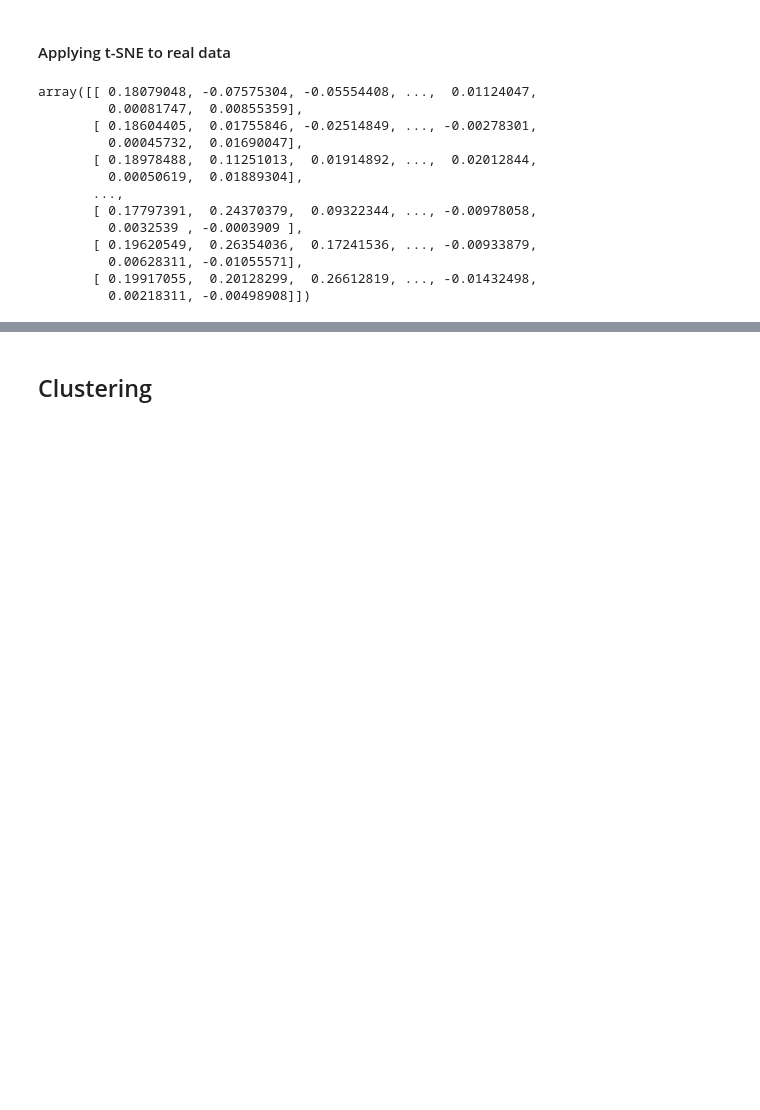
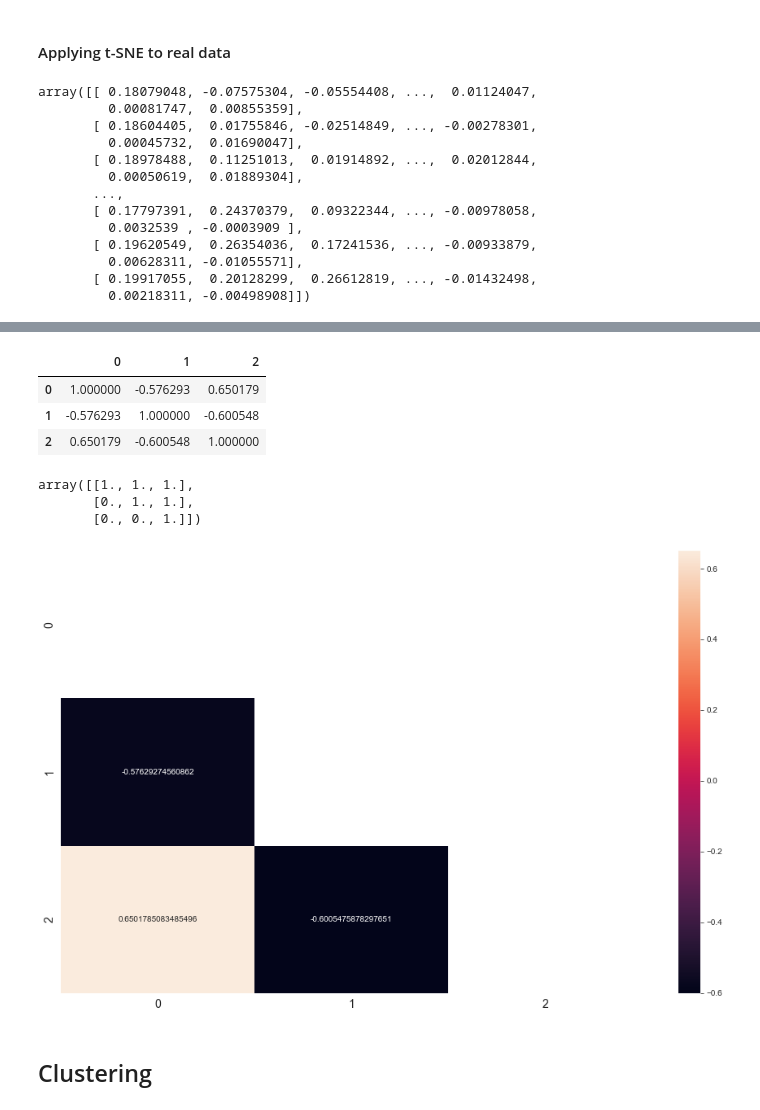
Before and after one commit to big-data-lab-umbc/multivariate-weather-data-clustering, a Jupyter notebook: Benchmark/Dimension_Reduction/Dim_Reduction_demo.ipynb, the cells around one changed output, grey strips where cells are left out. Cells and saved outputs as stored; diff of their text form; code cells hidden in the pictures; blank space fills up the shorter version.

```diff
--- a/Benchmark/Dimension_Reduction/Dim_Reduction_demo.ipynb
+++ b/Benchmark/Dimension_Reduction/Dim_Reduction_demo.ipynb
@@ -314,3 +372,30 @@ array([[-16.854103  ,   2.3202925 ,   1.8809586 ],
+# %%
+df_real_tsne = pd.DataFrame(real_tsne)
+tsne_corr_matrix = df_real_tsne.corr()
+tsne_corr_matrix
+# %% [output]
+|  | 0 | 1 | 2 |
+| 0 | 1.000000 | -0.576293 | 0.650179 |
+| 1 | -0.576293 | 1.000000 | -0.600548 |
+| 2 | 0.650179 | -0.600548 | 1.000000 |
+# %%
+mask = np.zeros_like(tsne_corr_matrix)
+triangle = np.triu_indices_from(mask)
+mask[triangle] = True
+mask
+# %% [output]
+array([[1., 1., 1.],
+       [0., 1., 1.],
+       [0., 0., 1.]])
+# %%
+plt.figure(figsize=(16,10))
+sns.heatmap(tsne_corr_matrix, mask=mask, annot=True, fmt='2' )
+# sns.set_style('white')
+plt.xticks(fontsize=14)
+plt.yticks(fontsize=14)
+plt.show()
+# %% [output]
+[figure, added]
 # %% [markdown]
 ## Clustering
 # %% [markdown]
```
Also changed, not shown: parts of 8 cells of this notebook, 3 other files.
